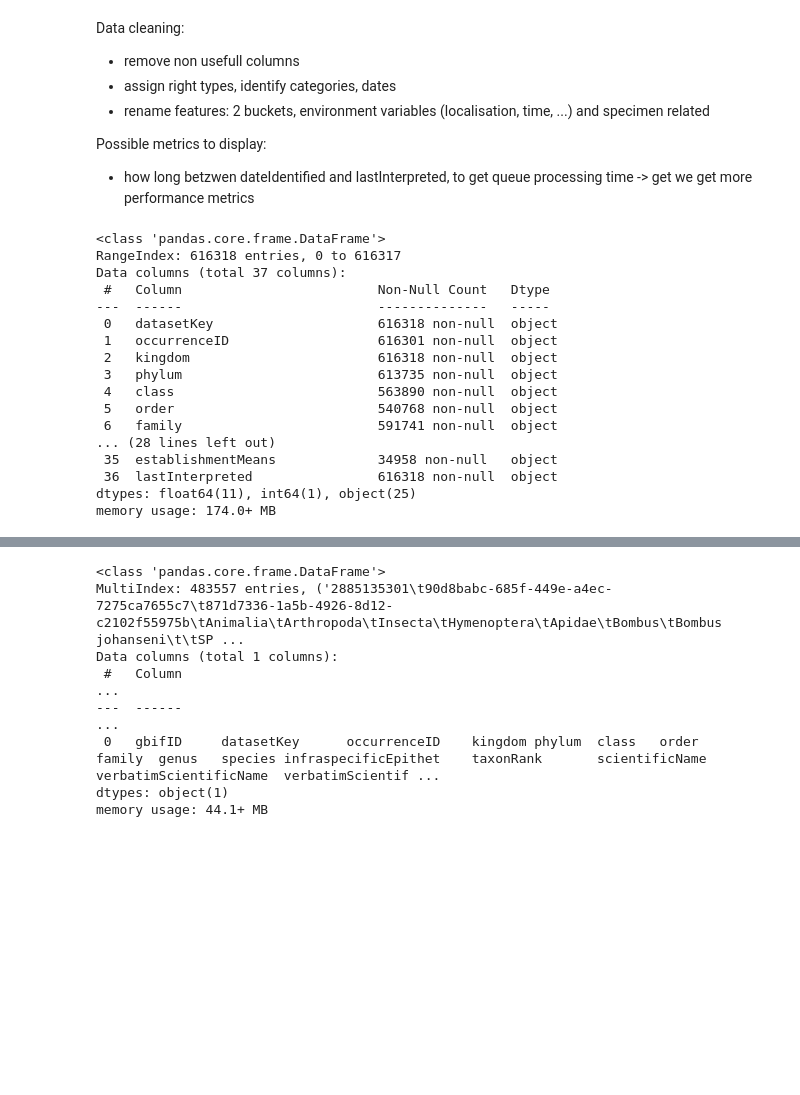
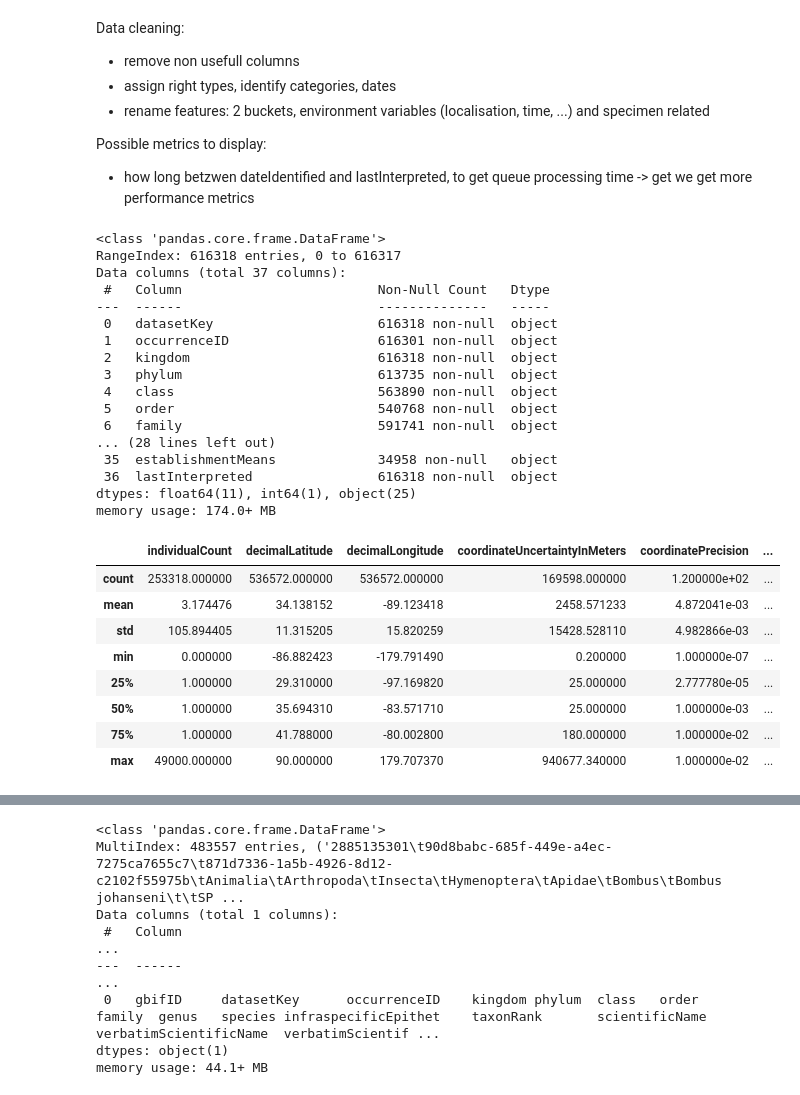
Before and after one commit to marqub/gbif-species-distribution, a Jupyter notebook: notebooks/phase-1-data-exploration.ipynb, the cells around one changed output, grey strips where cells are left out. Saved outputs shown, nothing was run; the diff lists cells and outputs as text; code cells hidden in the pictures; blank space fills up the shorter version.

```diff
--- a/notebooks/phase-1-data-exploration.ipynb
+++ b/notebooks/phase-1-data-exploration.ipynb
@@ -72,24 +102,34 @@ df=df.drop(columns=nonUsefulColumns, errors='ignore')
 specimenFeatures=["kingdom","phylum","class","order","family","genus","species","infraspecificEpithet","taxonRank","scientificName","verbatimScientificName","verbatimScientificNameAuthorship"]
 # %%
 df.info()
+df.describe()
 # %% [output]
 <class 'pandas.core.frame.DataFrame'>
 RangeIndex: 616318 entries, 0 to 616317
 Data columns (total 37 columns):
  #   Column                         Non-Null Count   Dtype
 ---  ------                         --------------   -----
  0   datasetKey                     616318 non-null  object
  1   occurrenceID                   616301 non-null  object
  2   kingdom                        616318 non-null  object
  3   phylum                         613735 non-null  object
  4   class                          563890 non-null  object
  5   order                          540768 non-null  object
  6   family                         591741 non-null  object
 ... (28 lines left out)
  35  establishmentMeans             34958 non-null   object
  36  lastInterpreted                616318 non-null  object
 dtypes: float64(11), int64(1), object(25)
 memory usage: 174.0+ MB
+|  | individualCount | decimalLatitude | decimalLongitude | coordinateUncertaintyInMeters | coordinatePrecision | ... |
+| count | 253318.000000 | 536572.000000 | 536572.000000 | 169598.000000 | 1.200000e+02 | ... |
+| mean | 3.174476 | 34.138152 | -89.123418 | 2458.571233 | 4.872041e-03 | ... |
+| std | 105.894405 | 11.315205 | 15.820259 | 15428.528110 | 4.982866e-03 | ... |
+| min | 0.000000 | -86.882423 | -179.791490 | 0.200000 | 1.000000e-07 | ... |
+| 25% | 1.000000 | 29.310000 | -97.169820 | 25.000000 | 2.777780e-05 | ... |
+| 50% | 1.000000 | 35.694310 | -83.571710 | 25.000000 | 1.000000e-03 | ... |
+| 75% | 1.000000 | 41.788000 | -80.002800 | 180.000000 | 1.000000e-02 | ... |
+| max | 49000.000000 | 90.000000 | 179.707370 | 940677.340000 | 1.000000e-02 | ... |
 # %%
 df.nunique().index[df.nunique() <=2 ]
 df["establishmentMeans"].unique()
```
Also changed, not shown: parts of 7 cells of this notebook.
